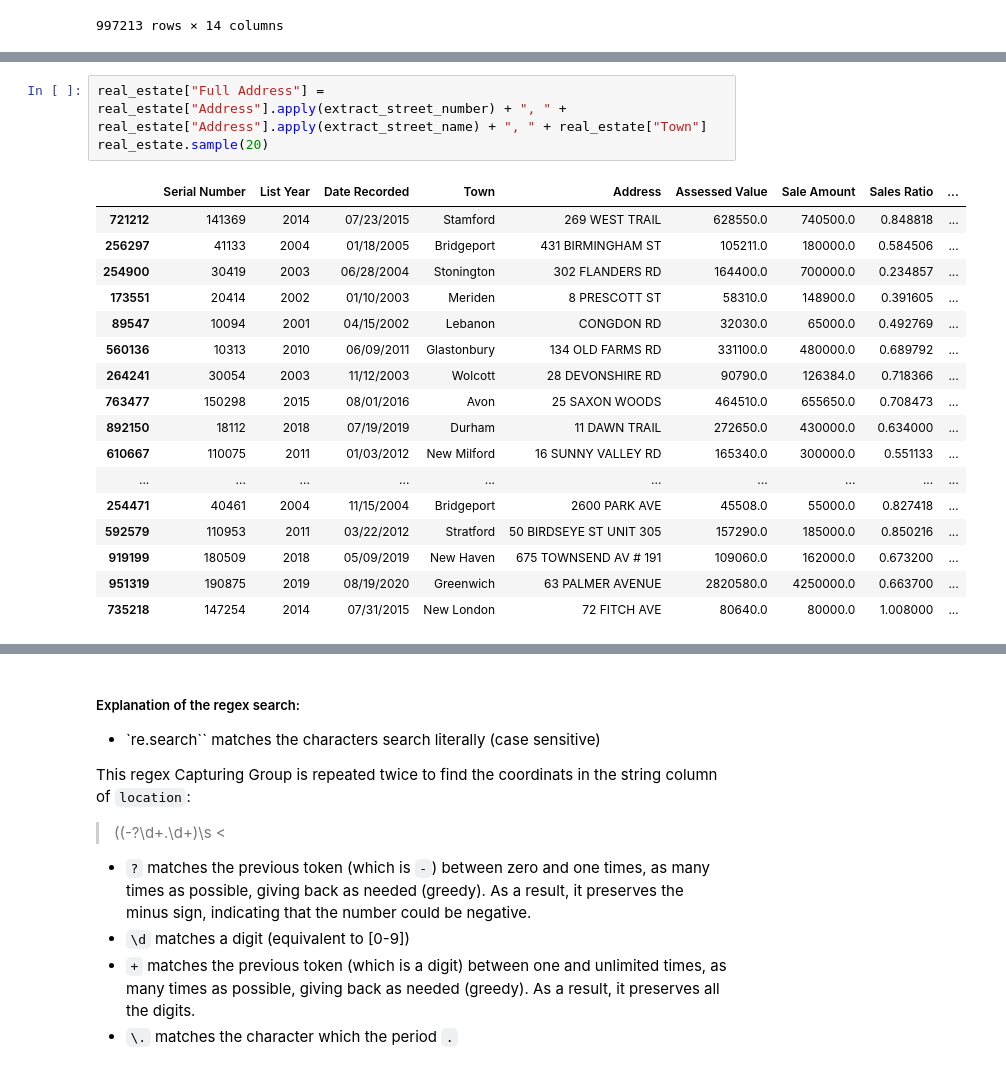
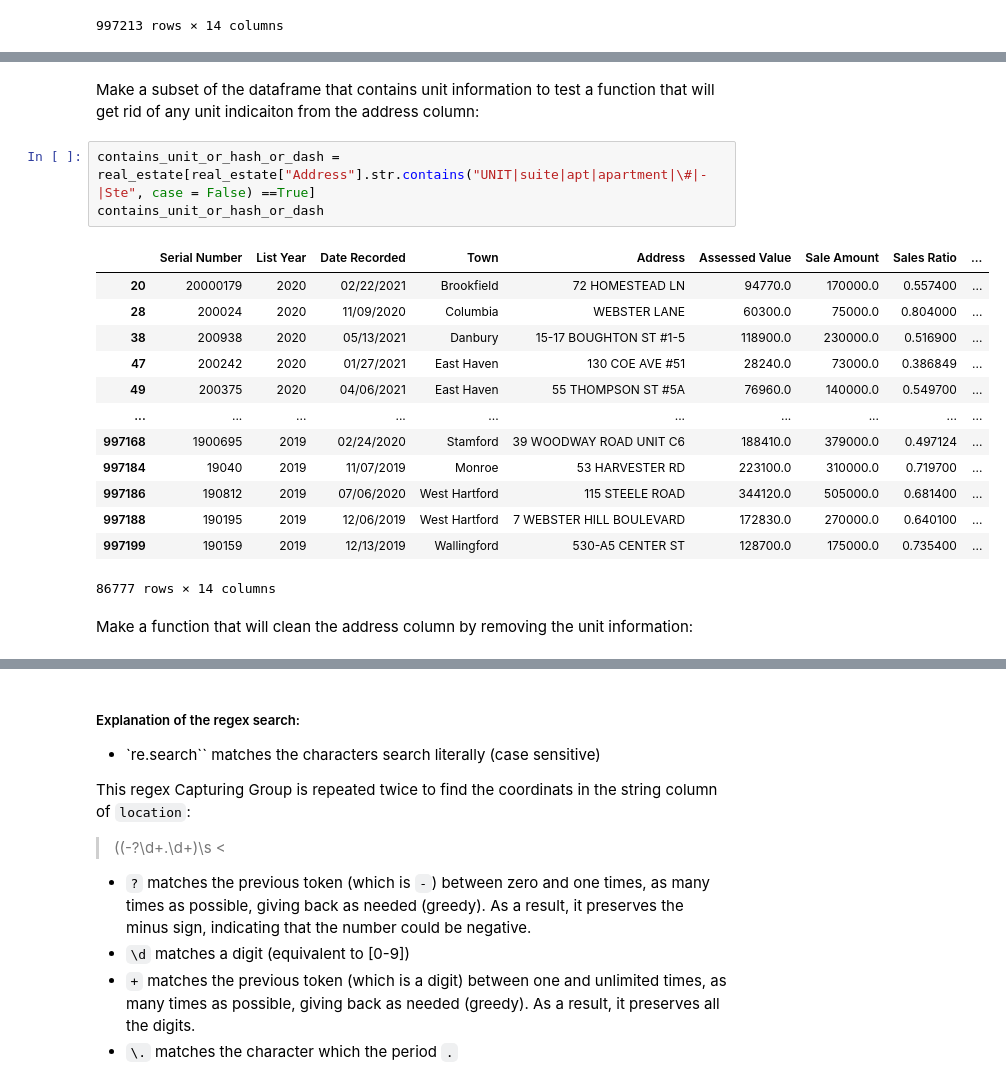
Before and after one commit to haesun-jung/capstone, a Jupyter notebook: Data Engineering/Data Cleaning/Basic Data Cleaning Before Filtering.ipynb, the cells around one changed output, grey strips where cells are left out. Saved outputs shown, nothing was run; the diff lists cells and outputs as text.

```diff
--- a/Data Cleaning/Basic Data Cleaning Before Filtering.ipynb
+++ b/Data Engineering/Data Cleaning/Basic Data Cleaning Before Filtering.ipynb
@@ -92,21 +63,21 @@ def extract_street_name(address):
-# %%
-real_estate["Full Address"] = real_estate["Address"].apply(extract_street_number) + ", " + real_estate["Address"].apply(extract_street_name) + ", " + real_estate["Town"]
-real_estate.sample(20)
-# %% [output]
-|  | Serial Number | List Year | Date Recorded | Town | Address | Assessed Value | Sale Amount | Sales Ratio | ... |
-| 721212 | 141369 | 2014 | 07/23/2015 | Stamford | 269 WEST TRAIL | 628550.0 | 740500.0 | 0.848818 | ... |
-| 256297 | 41133 | 2004 | 01/18/2005 | Bridgeport | 431 BIRMINGHAM ST | 105211.0 | 180000.0 | 0.584506 | ... |
-| 254900 | 30419 | 2003 | 06/28/2004 | Stonington | 302 FLANDERS RD | 164400.0 | 700000.0 | 0.234857 | ... |
-| 173551 | 20414 | 2002 | 01/10/2003 | Meriden | 8 PRESCOTT ST | 58310.0 | 148900.0 | 0.391605 | ... |
-| 89547 | 10094 | 2001 | 04/15/2002 | Lebanon | CONGDON RD | 32030.0 | 65000.0 | 0.492769 | ... |
-| 560136 | 10313 | 2010 | 06/09/2011 | Glastonbury | 134 OLD FARMS RD | 331100.0 | 480000.0 | 0.689792 | ... |
-| 264241 | 30054 | 2003 | 11/12/2003 | Wolcott | 28 DEVONSHIRE RD | 90790.0 | 126384.0 | 0.718366 | ... |
-| 763477 | 150298 | 2015 | 08/01/2016 | Avon | 25 SAXON WOODS | 464510.0 | 655650.0 | 0.708473 | ... |
-| 892150 | 18112 | 2018 | 07/19/2019 | Durham | 11 DAWN TRAIL | 272650.0 | 430000.0 | 0.634000 | ... |
-| 610667 | 110075 | 2011 | 01/03/2012 | New Milford | 16 SUNNY VALLEY RD | 165340.0 | 300000.0 | 0.551133 | ... |
-| ... | ... | ... | ... | ... | ... | ... | ... | ... | ... |
-| 254471 | 40461 | 2004 | 11/15/2004 | Bridgeport | 2600 PARK AVE | 45508.0 | 55000.0 | 0.827418 | ... |
-| 592579 | 110953 | 2011 | 03/22/2012 | Stratford | 50 BIRDSEYE ST UNIT 305 | 157290.0 | 185000.0 | 0.850216 | ... |
-| 919199 | 180509 | 2018 | 05/09/2019 | New Haven | 675 TOWNSEND AV # 191 | 109060.0 | 162000.0 | 0.673200 | ... |
-| 951319 | 190875 | 2019 | 08/19/2020 | Greenwich | 63 PALMER AVENUE | 2820580.0 | 4250000.0 | 0.663700 | ... |
-| 735218 | 147254 | 2014 | 07/31/2015 | New London | 72 FITCH AVE | 80640.0 | 80000.0 | 1.008000 | ... |
+# %% [markdown]
+Make a subset of the dataframe that contains unit information to test a function that will get rid of any unit indicaiton from the address column:
+# %%
+contains_unit_or_hash_or_dash = real_estate[real_estate["Address"].str.contains("UNIT|suite|apt|apartment|\#|-|Ste", case = False) ==True]
+contains_unit_or_hash_or_dash
+# %% [output]
+|  | Serial Number | List Year | Date Recorded | Town | Address | Assessed Value | Sale Amount | Sales Ratio | ... |
+| 20 | 20000179 | 2020 | 02/22/2021 | Brookfield | 72 HOMESTEAD LN | 94770.0 | 170000.0 | 0.557400 | ... |
+| 28 | 200024 | 2020 | 11/09/2020 | Columbia | WEBSTER LANE | 60300.0 | 75000.0 | 0.804000 | ... |
+| 38 | 200938 | 2020 | 05/13/2021 | Danbury | 15-17 BOUGHTON ST #1-5 | 118900.0 | 230000.0 | 0.516900 | ... |
+| 47 | 200242 | 2020 | 01/27/2021 | East Haven | 130 COE AVE #51 | 28240.0 | 73000.0 | 0.386849 | ... |
+| 49 | 200375 | 2020 | 04/06/2021 | East Haven | 55 THOMPSON ST #5A | 76960.0 | 140000.0 | 0.549700 | ... |
+| ... | ... | ... | ... | ... | ... | ... | ... | ... | ... |
+| 997168 | 1900695 | 2019 | 02/24/2020 | Stamford | 39 WOODWAY ROAD UNIT C6 | 188410.0 | 379000.0 | 0.497124 | ... |
+| 997184 | 19040 | 2019 | 11/07/2019 | Monroe | 53 HARVESTER RD | 223100.0 | 310000.0 | 0.719700 | ... |
+| 997186 | 190812 | 2019 | 07/06/2020 | West Hartford | 115 STEELE ROAD | 344120.0 | 505000.0 | 0.681400 | ... |
+| 997188 | 190195 | 2019 | 12/06/2019 | West Hartford | 7 WEBSTER HILL BOULEVARD | 172830.0 | 270000.0 | 0.640100 | ... |
+| 997199 | 190159 | 2019 | 12/13/2019 | Wallingford | 530-A5 CENTER ST | 128700.0 | 175000.0 | 0.735400 | ... |
+86777 rows × 14 columns
+# %% [markdown]
+Make a function that will clean the address column by removing the unit information:
```
Also changed, not shown: parts of 18 cells of this notebook, 12 other files.
